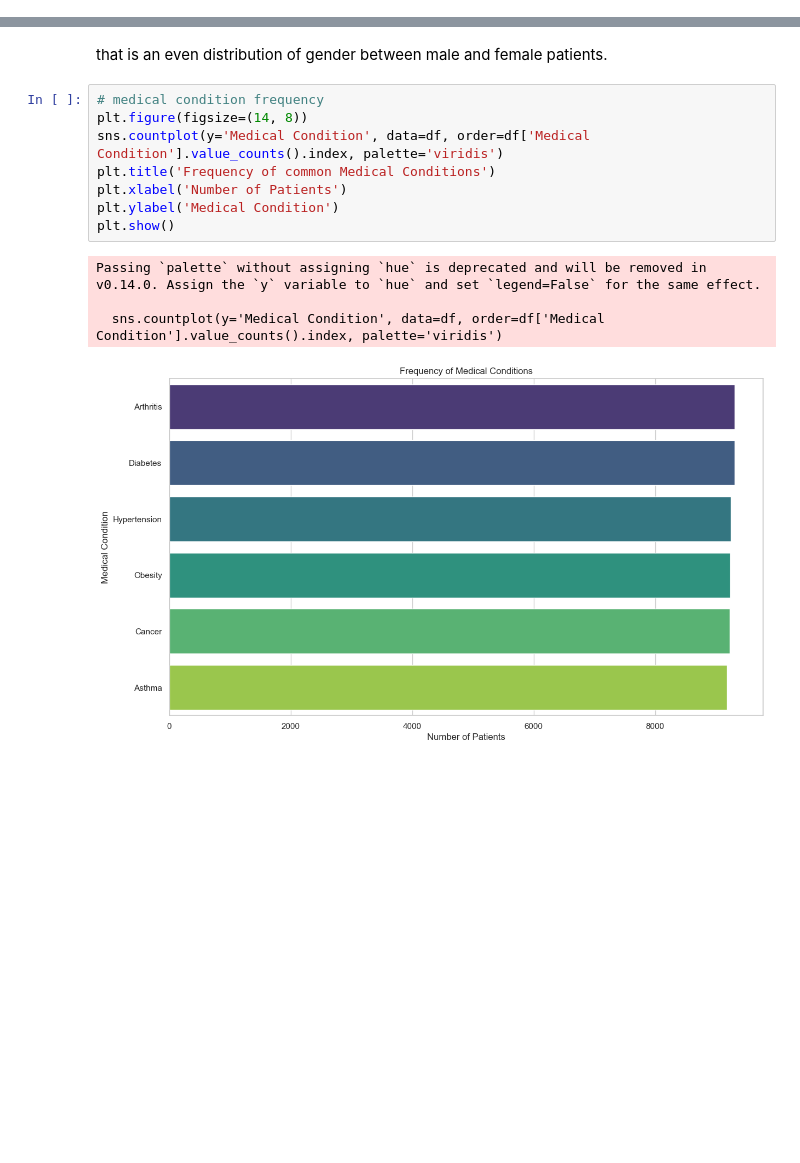
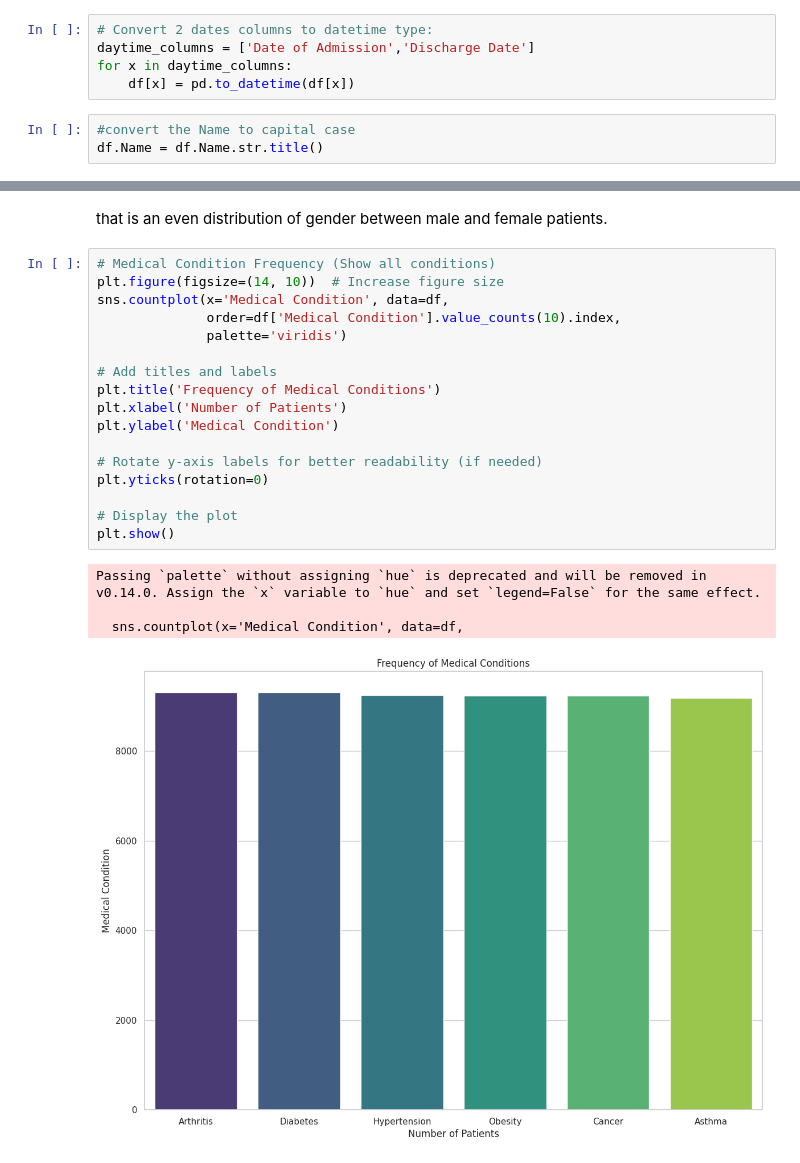
Before and after one commit to Kanyi254/Healthcare-project, a Jupyter notebook: index.ipynb, the cells around one changed output, grey strips where cells are left out. Cells and saved outputs as stored; diff of their text form; blank space fills up the shorter version.

```diff
--- a/index.ipynb
+++ b/index.ipynb
@@ -48 +49,9 @@ Test Results          0
 dtype: int64
+# %%
+# Convert 2 dates columns to datetime type:
+daytime_columns = ['Date of Admission','Discharge Date']
+for x in daytime_columns:
+    df[x] = pd.to_datetime(df[x])
+# %%
+#convert the Name to capital case
+df.Name = df.Name.str.title()
@@ -114,15 +128,24 @@ Text(0, 0.5, 'Frequency')
 # %% [markdown]
 that is an even distribution of gender between male and female patients.
 # %%
-# medical condition frequency
-plt.figure(figsize=(14, 8))
-sns.countplot(y='Medical Condition', data=df, order=df['Medical Condition'].value_counts().index, palette='viridis')
-plt.title('Frequency of common Medical Conditions')
+# Medical Condition Frequency (Show all conditions)
+plt.figure(figsize=(14, 10))  # Increase figure size
+sns.countplot(x='Medical Condition', data=df,
+              order=df['Medical Condition'].value_counts(10).index,
+              palette='viridis')
+
+# Add titles and labels
+plt.title('Frequency of Medical Conditions')
 plt.xlabel('Number of Patients')
 plt.ylabel('Medical Condition')
+
+# Rotate y-axis labels for better readability (if needed)
+plt.yticks(rotation=0)
+
+# Display the plot
 plt.show()
 # %% [output]
-Passing `palette` without assigning `hue` is deprecated and will be removed in v0.14.0. Assign the `y` variable to `hue` and set `legend=False` for the same effect.
+Passing `palette` without assigning `hue` is deprecated and will be removed in v0.14.0. Assign the `x` variable to `hue` and set `legend=False` for the same effect.
 
-  sns.countplot(y='Medical Condition', data=df, order=df['Medical Condition'].value_counts().index, palette='viridis')
+  sns.countplot(x='Medical Condition', data=df,
-[figure, old version]
+[figure, new version]
```
Also changed, not shown: parts of 16 cells of this notebook.
